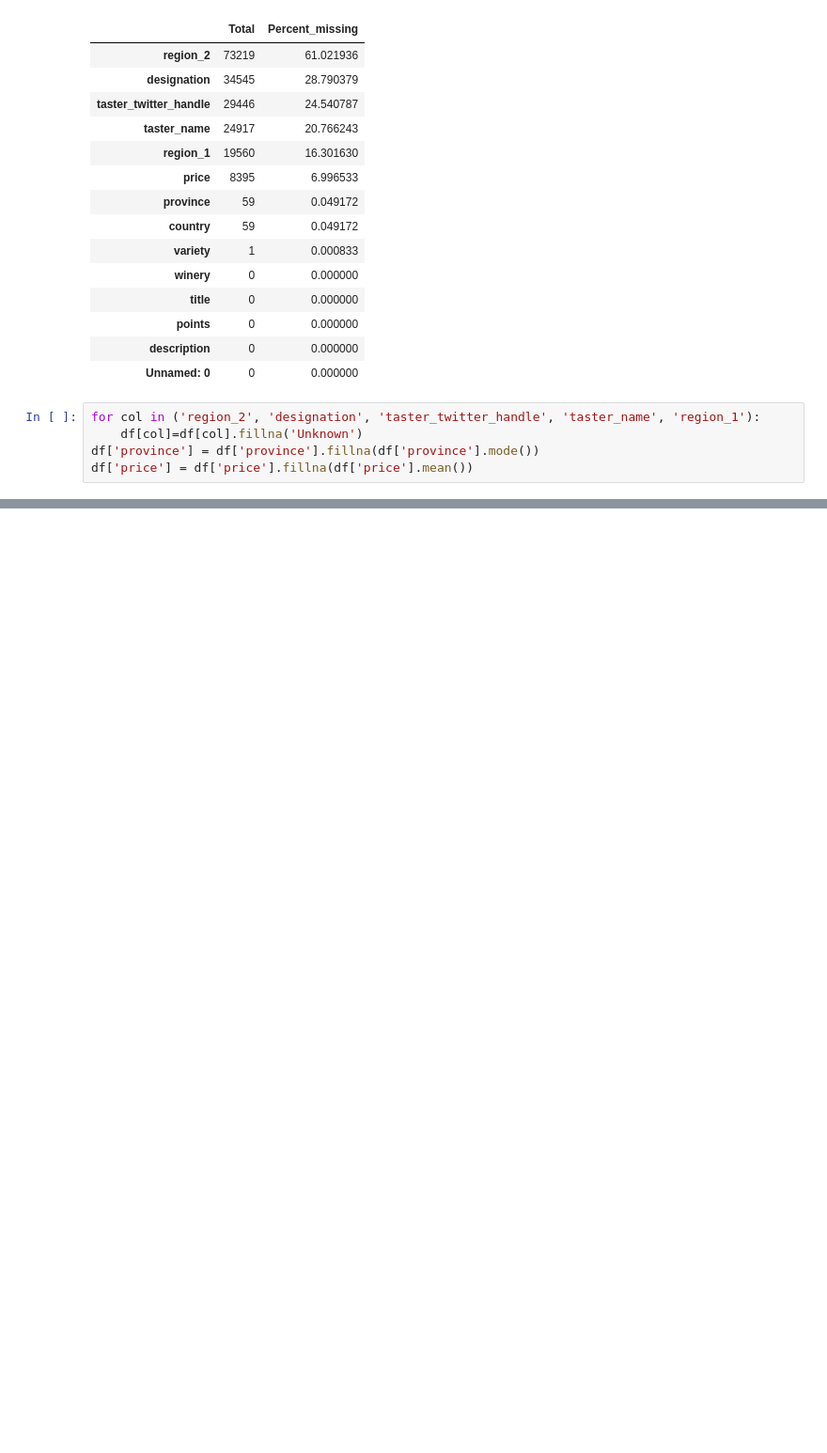
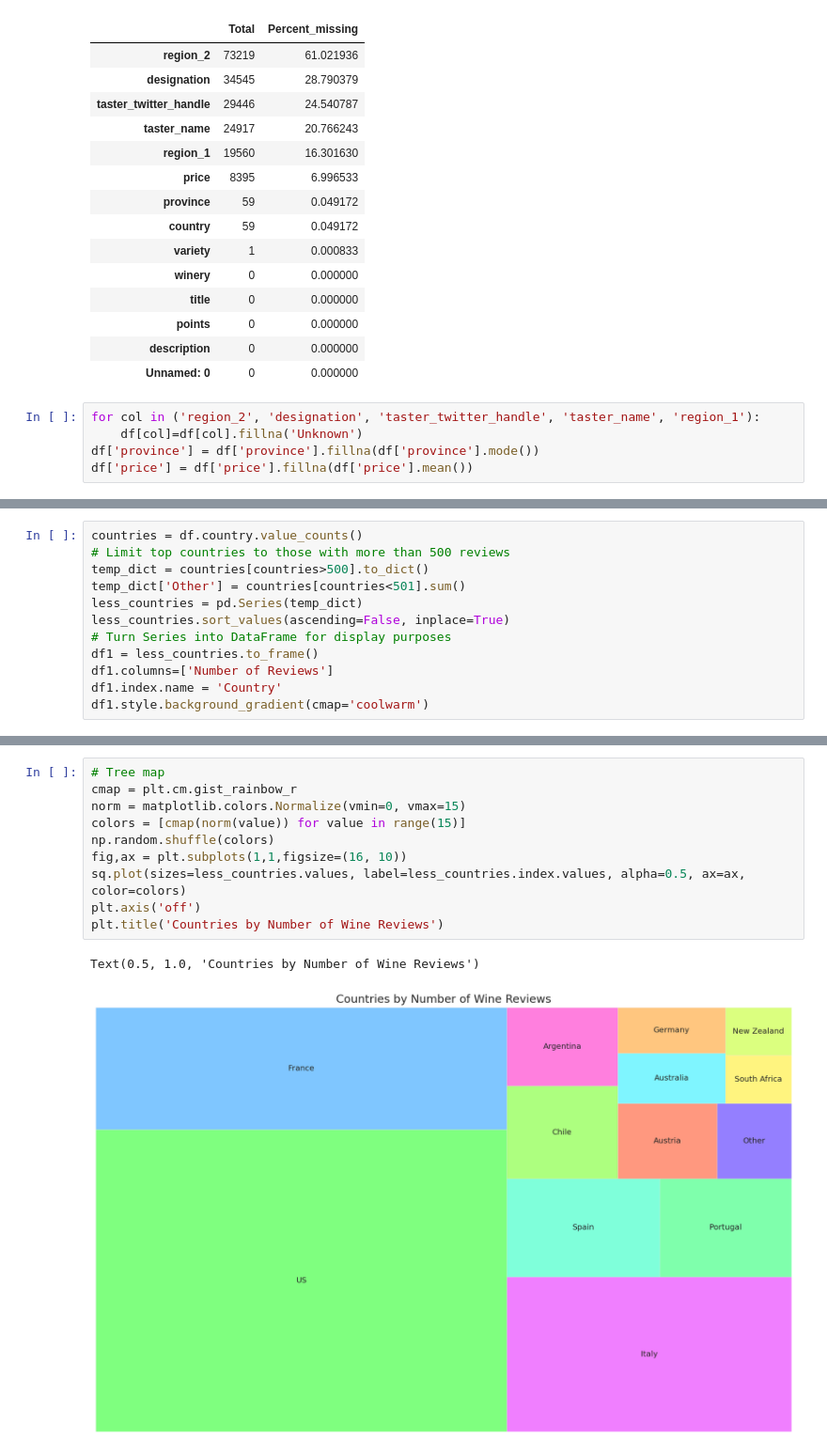
Before and after one commit to RodrigoExposito/EDA-Wine, a Jupyter notebook: EDA_Wines+recomendation.ipynb, the cells around one changed output, grey strips where cells are left out. Shown: that part at 94% size. Drawn from its saved outputs; the diff is of its cells as text; blank space fills up the shorter version.

```diff
--- a/EDA_Wines+recomendation.ipynb
+++ b/EDA_Wines+recomendation.ipynb
@@ -204,0 +320,12 @@ df.head(10)
+# %%
+countries = df.country.value_counts()
+# Limit top countries to those with more than 500 reviews
+temp_dict = countries[countries>500].to_dict()
+temp_dict['Other'] = countries[countries<501].sum()
+less_countries = pd.Series(temp_dict)
+less_countries.sort_values(ascending=False, inplace=True)
+# Turn Series into DataFrame for display purposes
+df1 = less_countries.to_frame()
+df1.columns=['Number of Reviews']
+df1.index.name = 'Country'
+df1.style.background_gradient(cmap='coolwarm')
@@ -204,0 +348,13 @@ df.head(10)
+# %%
+# Tree map
+cmap = plt.cm.gist_rainbow_r
+norm = matplotlib.colors.Normalize(vmin=0, vmax=15)
+colors = [cmap(norm(value)) for value in range(15)]
+np.random.shuffle(colors)
+fig,ax = plt.subplots(1,1,figsize=(16, 10))
+sq.plot(sizes=less_countries.values, label=less_countries.index.values, alpha=0.5, ax=ax, color=colors)
+plt.axis('off')
+plt.title('Countries by Number of Wine Reviews')
+# %% [output]
+Text(0.5, 1.0, 'Countries by Number of Wine Reviews')
+[figure, added]
```
Also changed, not shown: parts of 10 cells of this notebook.
